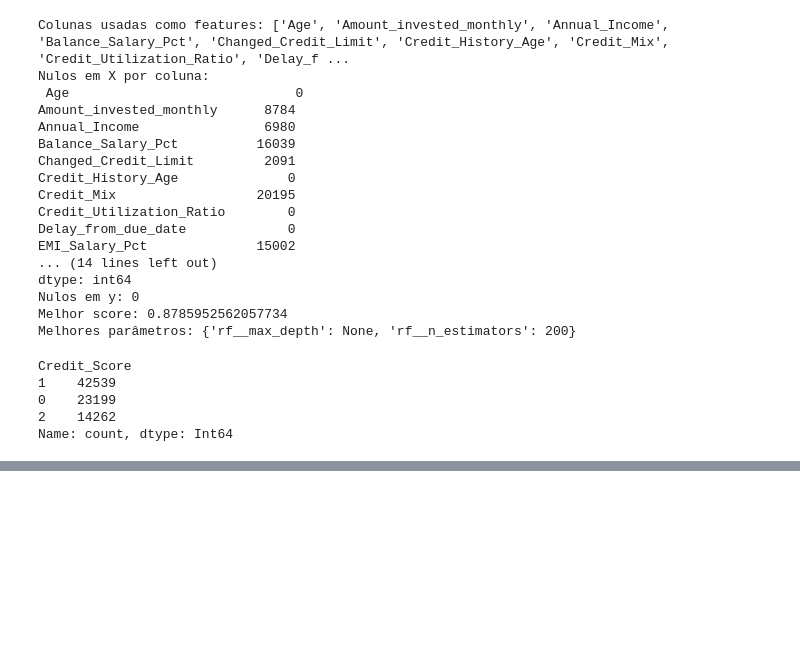
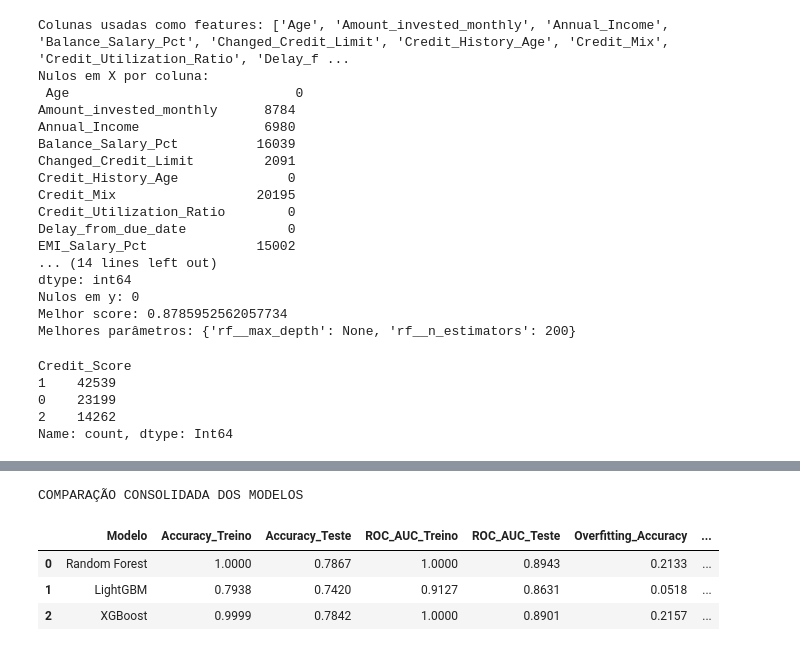
Before and after one commit to eroiborges/projetointegrado, a Jupyter notebook: Trabalho Final ML.ipynb, the cells around one changed output, grey strips where cells are left out. Saved outputs shown, nothing was run; the diff lists cells and outputs as text; code cells hidden in the pictures; blank space fills up the shorter version.

```diff
--- a/Trabalho Final ML.ipynb
+++ b/Trabalho Final ML.ipynb
@@ -1535,0 +1650,22 @@ A Melhor combinação para o modelo foi o XGBoost com a metrica roc_auc_ovr_weig
+# %%
+# COMPARAÇÃO CONSOLIDADA
+print("COMPARAÇÃO CONSOLIDADA DOS MODELOS")
+
+# Criar DataFrame comparativo
+comparison_df = pd.DataFrame({
+    'Modelo': list(resultados_modelos.keys()),
+    'Accuracy_Treino': [resultados_modelos[modelo]['train_accuracy'] for modelo in resultados_modelos.keys()],
+    'Accuracy_Teste': [resultados_modelos[modelo]['test_accuracy'] for modelo in resultados_modelos.keys()],
+    'ROC_AUC_Treino': [resultados_modelos[modelo]['train_auc'] for modelo in resultados_modelos.keys()],
+    'ROC_AUC_Teste': [resultados_modelos[modelo]['test_auc'] for modelo in resultados_modelos.keys()],
+    'Overfitting_Accuracy': [resultados_modelos[modelo]['overfitting_accuracy'] for modelo in resultados_modelos.keys()],
+    'Overfitting_AUC': [resultados_modelos[modelo]['overfitting_auc'] for modelo in resultados_modelos.keys()]
+}).round(4)
+
+display(comparison_df)
+# %% [output]
+COMPARAÇÃO CONSOLIDADA DOS MODELOS
+|  | Modelo | Accuracy_Treino | Accuracy_Teste | ROC_AUC_Treino | ROC_AUC_Teste | Overfitting_Accuracy | ... |
+| 0 | Random Forest | 1.0000 | 0.7867 | 1.0000 | 0.8943 | 0.2133 | ... |
+| 1 | LightGBM | 0.7938 | 0.7420 | 0.9127 | 0.8631 | 0.0518 | ... |
+| 2 | XGBoost | 0.9999 | 0.7842 | 1.0000 | 0.8901 | 0.2157 | ... |
```
Also changed, not shown: parts of 35 cells of this notebook, 1 other file.
